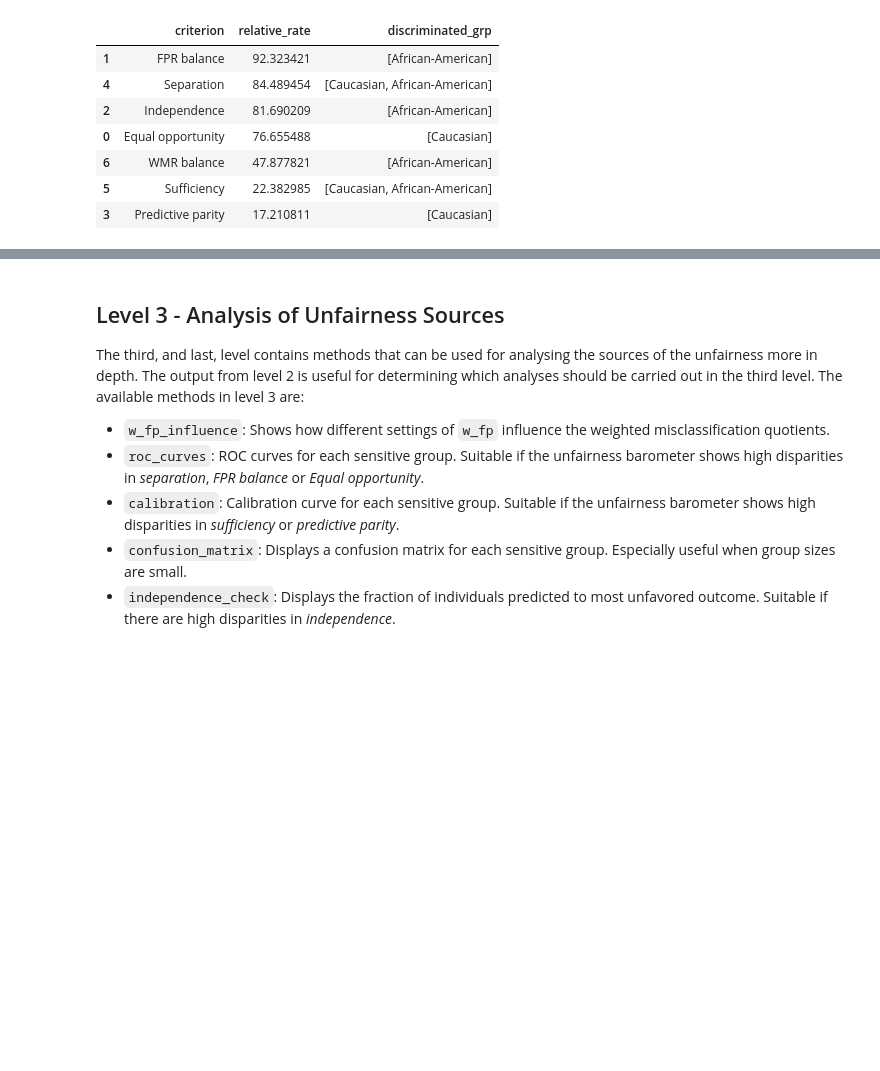
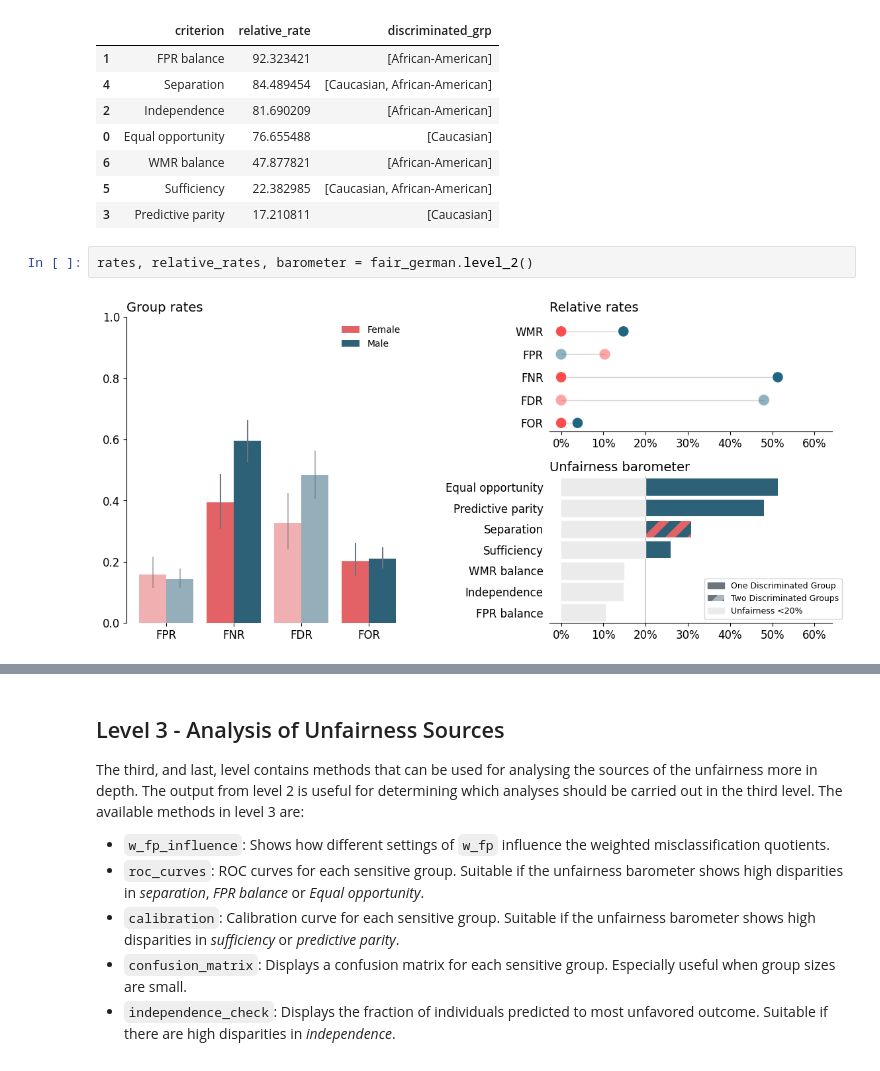
Before and after one commit to Stinth/ResponsibleAI, a Jupyter notebook: Project1/biasbalancer_tutorial copy.ipynb, the cells around one changed output, grey strips where cells are left out. Saved outputs shown, nothing was run; the diff lists cells and outputs as text; blank space fills up the shorter version.

```diff
--- a/Project1/biasbalancer_tutorial copy.ipynb
+++ b/Project1/biasbalancer_tutorial copy.ipynb
@@ -176,3 +218,7 @@ barometer
 | 6 | WMR balance | 47.877821 | [African-American] |
 | 5 | Sufficiency | 22.382985 | [Caucasian, African-American] |
 | 3 | Predictive parity | 17.210811 | [Caucasian] |
+# %%
+rates, relative_rates, barometer = fair_german.level_2()
+# %% [output]
+[figure, added]
```
Also changed, not shown: parts of 14 cells of this notebook, 17 other files.
